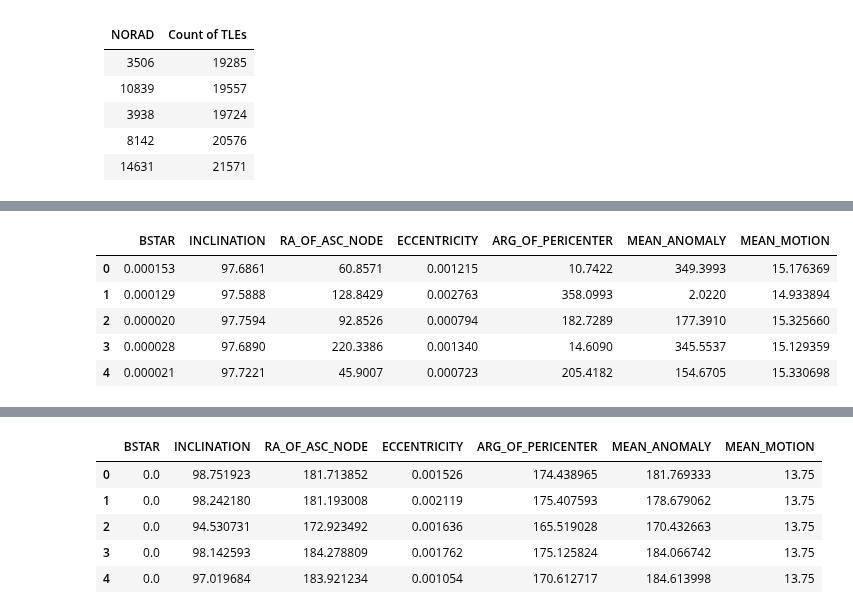
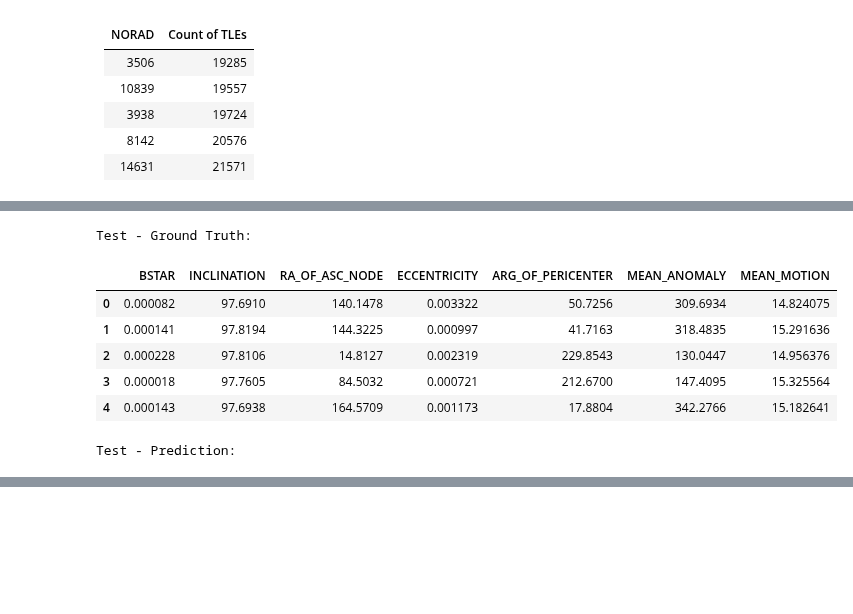
Before and after one commit to cm-tle-pred/tle-prediction, a Jupyter notebook: models/model_0/playground_local3.ipynb, the cells around one changed output, grey strips where cells are left out. Drawn from its saved outputs; the diff is of its cells as text; code cells hidden in the pictures; blank space fills up the shorter version.

```diff
--- a/models/model_0/playground_local3.ipynb
+++ b/models/model_0/playground_local3.ipynb
@@ -96,5 +132,8 @@ Wall time: 2min 34s
 # %%
+X_train,y_train = clean_data.build_xy(train_model_df,train_idx_map)  # create input/label pair
 X_test,y_test = clean_data.build_xy(train_model_df,test_idx_map)  # create input/label pair
-y_pred = train.predict(trained_model, X_test, device=device) # get predictions for each train
-y_pred_df = pd.DataFrame(y_pred, columns=train_model_df.columns[:-2])  # put results into a dataframe
+y_train_pred = train.predict(trained_model, X_test, device=device) # get predictions for each train
+y_test_pred = train.predict(trained_model, X_test, device=device) # get predictions for each test
+y_train_pred_df = pd.DataFrame(y_train_pred, columns=train_model_df.columns[:-2])  # put results into a dataframe
+y_test_pred_df = pd.DataFrame(y_test_pred, columns=train_model_df.columns[:-2])  # put results into a dataframe
 # %%
@@ -110,9 +169,14 @@ plt.plot([float(l['loss']) for l in loss_output])
 # %%
-clean_data.normalize_all_columns(y_test.head().copy(), reverse=True)  # see ground truths
+print("Test - Ground Truth:")
+display(clean_data.normalize_all_columns(y_test.head().copy(), reverse=True))  # see ground truths
+print("Test - Prediction:")
+display(clean_data.normalize_all_columns(y_pred_df.head().copy(), reverse=True))  # See predictions
 # %% [output]
+Test - Ground Truth:
 |  | BSTAR | INCLINATION | RA_OF_ASC_NODE | ECCENTRICITY | ARG_OF_PERICENTER | MEAN_ANOMALY | MEAN_MOTION |
-| 0 | 0.000153 | 97.6861 | 60.8571 | 0.001215 | 10.7422 | 349.3993 | 15.176369 |
-| 1 | 0.000129 | 97.5888 | 128.8429 | 0.002763 | 358.0993 | 2.0220 | 14.933894 |
-| 2 | 0.000020 | 97.7594 | 92.8526 | 0.000794 | 182.7289 | 177.3910 | 15.325660 |
-| 3 | 0.000028 | 97.6890 | 220.3386 | 0.001340 | 14.6090 | 345.5537 | 15.129359 |
-| 4 | 0.000021 | 97.7221 | 45.9007 | 0.000723 | 205.4182 | 154.6705 | 15.330698 |
+| 0 | 0.000082 | 97.6910 | 140.1478 | 0.003322 | 50.7256 | 309.6934 | 14.824075 |
+| 1 | 0.000141 | 97.8194 | 144.3225 | 0.000997 | 41.7163 | 318.4835 | 15.291636 |
+| 2 | 0.000228 | 97.8106 | 14.8127 | 0.002319 | 229.8543 | 130.0447 | 14.956376 |
+| 3 | 0.000018 | 97.7605 | 84.5032 | 0.000721 | 212.6700 | 147.4095 | 15.325564 |
+| 4 | 0.000143 | 97.6938 | 164.5709 | 0.001173 | 17.8804 | 342.2766 | 15.182641 |
+Test - Prediction:
@@ -119,9 +188,0 @@ clean_data.normalize_all_columns(y_test.head().copy(), reverse=True)  # see grou
-# %%
-clean_data.normalize_all_columns(y_pred_df.head().copy(), reverse=True)  # See predictions
-# %% [output]
-|  | BSTAR | INCLINATION | RA_OF_ASC_NODE | ECCENTRICITY | ARG_OF_PERICENTER | MEAN_ANOMALY | MEAN_MOTION |
-| 0 | 0.0 | 98.751923 | 181.713852 | 0.001526 | 174.438965 | 181.769333 | 13.75 |
-| 1 | 0.0 | 98.242180 | 181.193008 | 0.002119 | 175.407593 | 178.679062 | 13.75 |
-| 2 | 0.0 | 94.530731 | 172.923492 | 0.001636 | 165.519028 | 170.432663 | 13.75 |
-| 3 | 0.0 | 98.142593 | 184.278809 | 0.001762 | 175.125824 | 184.066742 | 13.75 |
-| 4 | 0.0 | 97.019684 | 183.921234 | 0.001054 | 170.612717 | 184.613998 | 13.75 |
```
Also changed, not shown: parts of 7 cells of this notebook, 2 other files.
